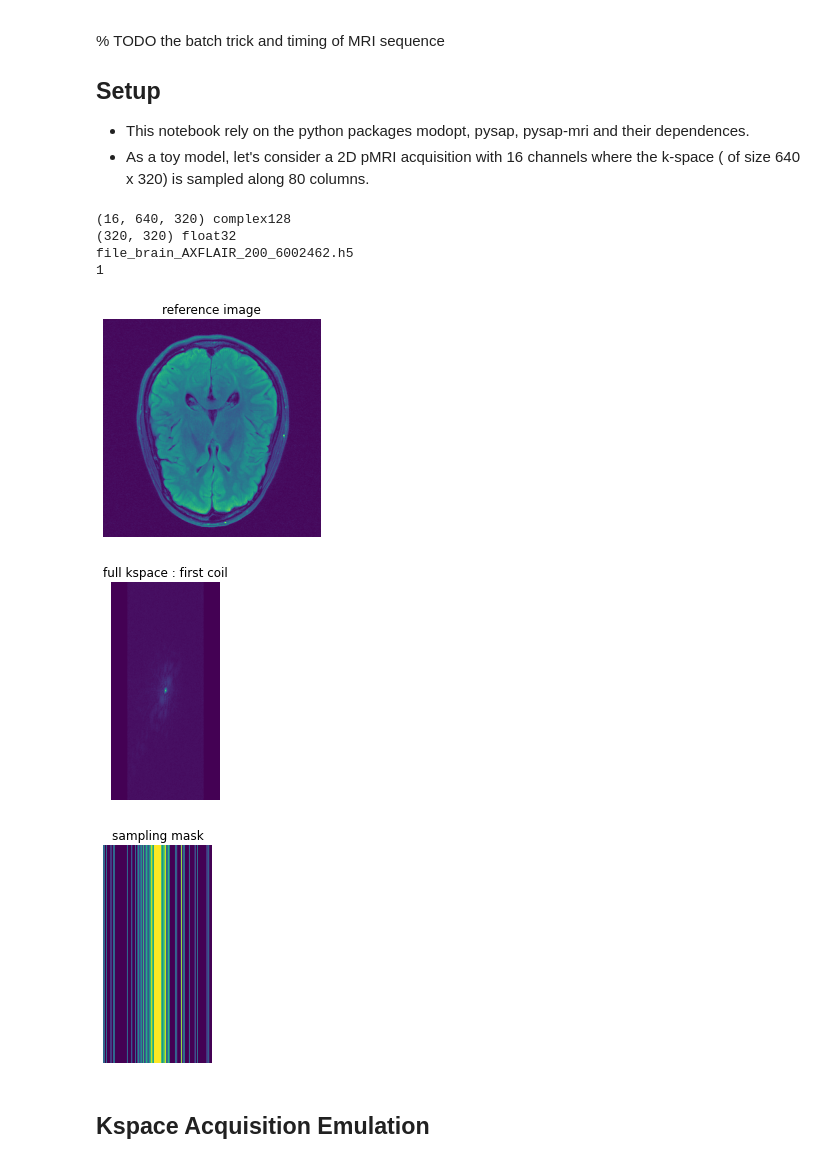
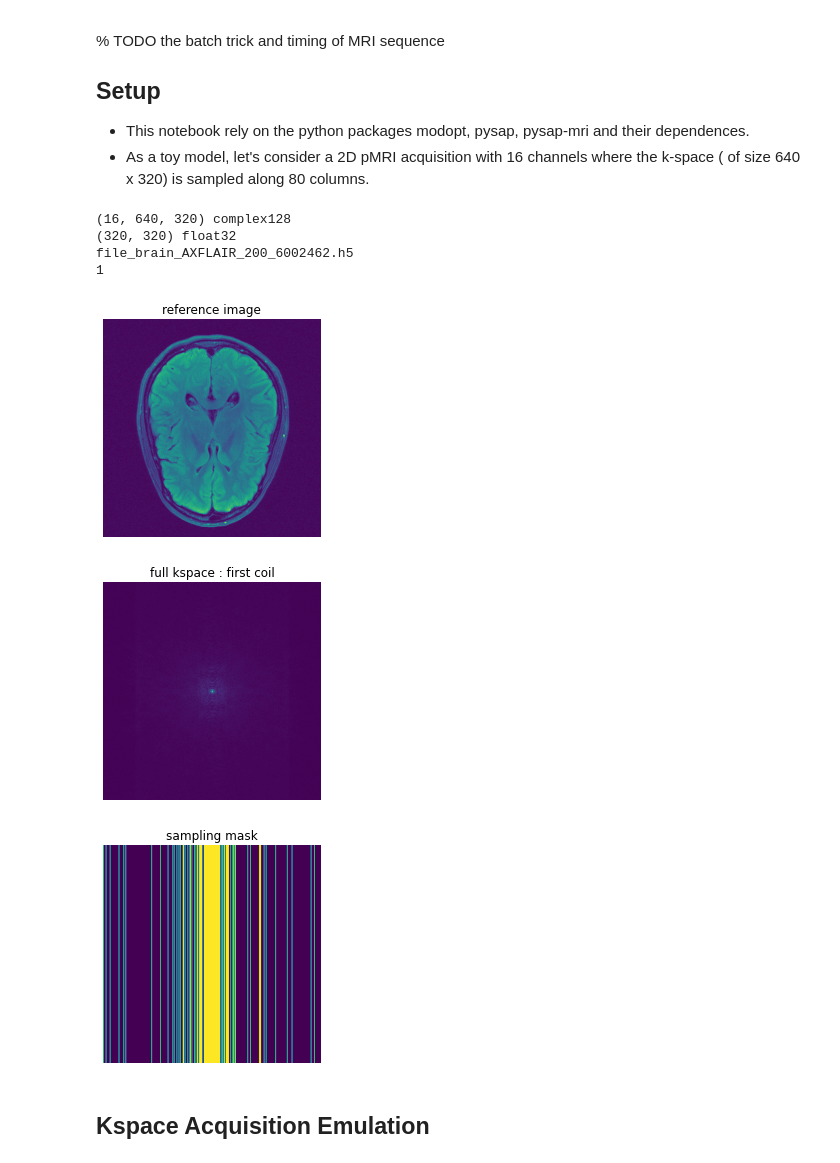
Before and after one commit to paquiteau/pysap-mri-online, a Jupyter notebook: online_reconstruction.ipynb, the cells around one changed output. Saved outputs shown, nothing was run; the diff lists cells and outputs as text; code cells hidden in the pictures.

```diff
--- a/online_reconstruction.ipynb
+++ b/online_reconstruction.ipynb
@@ -67,17 +67,20 @@ N_JOBS = 1
 results = dict()
 # %%
 full_k, real_img, mask_loc, final_mask = load_data(DATA_DIR,1)
+# use mono-coil data
+full_k = sp.fft.fftshift(sp.fft.fft2(real_img,norm="ortho"))
+final_mask = crop_center_square(final_mask)
 implot(real_img, "reference image")
-implot(np.sqrt(np.abs(full_k[0])), "full kspace : first coil")
+implot(np.sqrt(np.abs(full_k)), "full kspace : first coil")
 implot(final_mask, "sampling mask")
 # %% [output]
 (16, 640, 320) complex128
 (320, 320) float32
 file_brain_AXFLAIR_200_6002462.h5
 1
 [figure]
-[figure, old version]
+[figure, new version]
-[figure, old version]
+[figure, new version]
 # %% [markdown]
 ## Kspace Acquisition Emulation
 # %%
```
Also changed, not shown: parts of 12 cells of this notebook.
